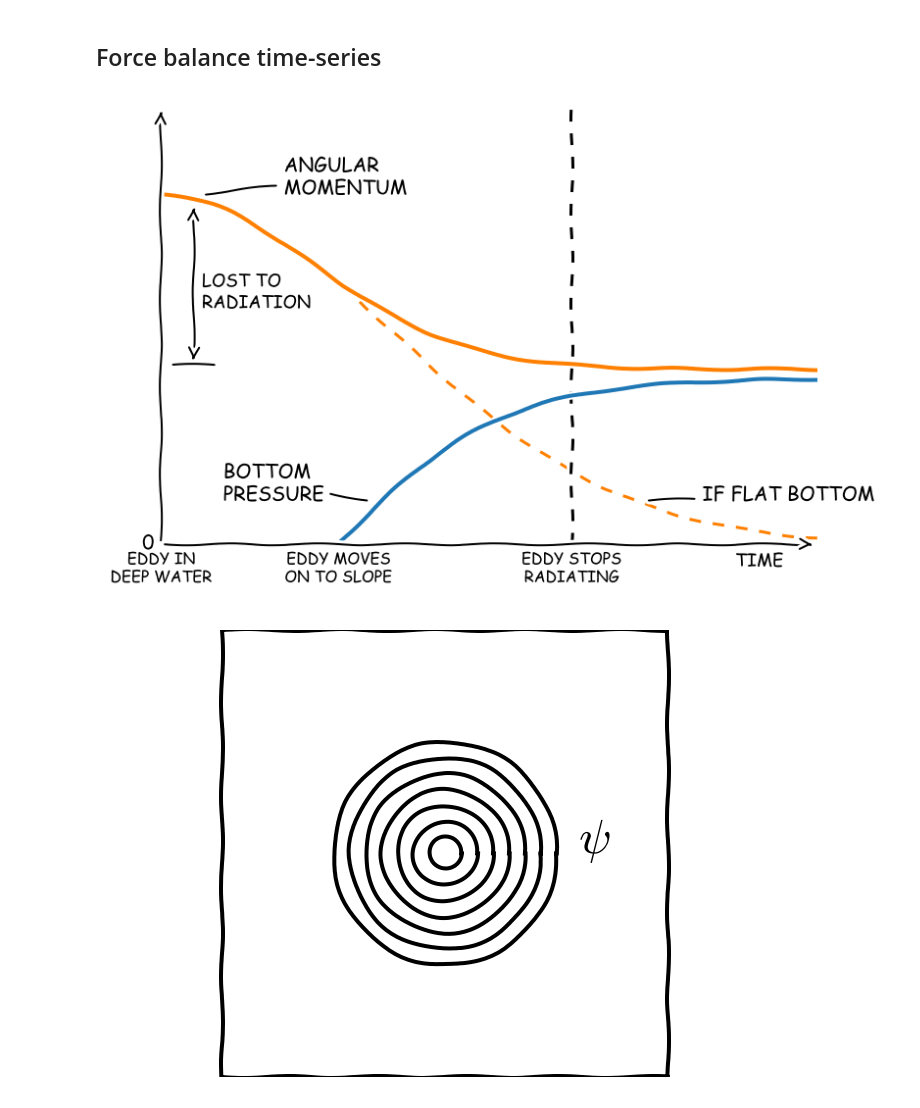
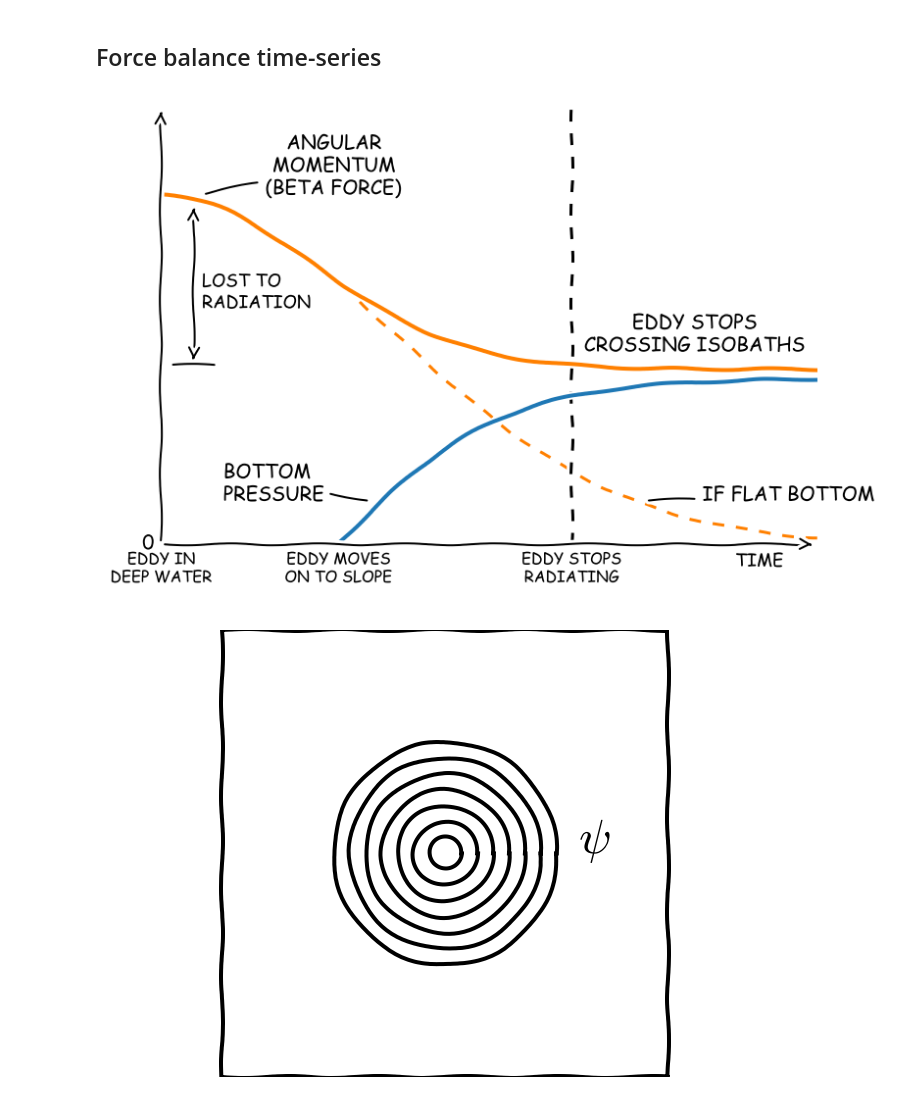
Before and after one commit to dcherian/xkcd-like-schematic, a Jupyter notebook: schematics.ipynb, the cells around one changed output. Drawn from its saved outputs; the diff is of its cells as text; code cells hidden in the pictures.

```diff
--- a/schematics.ipynb
+++ b/schematics.ipynb
@@ -50,36 +50,38 @@ with plt.xkcd():
                     xytext=[0.2,am.min()+0.05],
                      arrowprops=dict(arrowstyle='<->'))
     plt.annotate('', xy=[0.05,am.min()+0.05],
                     xytext=[0.35,am.min()+0.05],
                      arrowprops=dict(arrowstyle='-'))
 
     plt.text(0.25, 2.7, 'LOST TO\nRADIATION', size=9)
 
     # Easiest to draw axes as arrows using plt.annotate()
     plt.box(None)
     xlim = plt.xlim();
     ylim = plt.ylim();
     plt.annotate('', xy=[xlim[1],ylim[0]], xytext=[0,0],
                 arrowprops=dict(arrowstyle='->'))
     plt.annotate('', xy=[xlim[0],ylim[1]], xytext=[0,0],
                 arrowprops=dict(arrowstyle='->'))
 
     # fake x-axis label
     dx=0.5; dy=0.25;
     loc = [xlim[1]-dx, ylim[0]-dy];
     plt.text(loc[0], loc[1], 'TIME', size=9)
 
     # label lines
-    plt.annotate('ANGULAR\nMOMENTUM', xy=[0.25,4], xytext=[0.75,4],
-                arrowprops=dict(arrowstyle='-'), size=10)
+    plt.annotate('ANGULAR\nMOMENTUM\n(BETA FORCE)', xy=[0.25,4], xytext=[1.05,4],
+                arrowprops=dict(arrowstyle='-'), size=10, ha='center')
     plt.annotate('BOTTOM\nPRESSURE', xy=[t0+0.2,0.50], xytext=[0.3+(t0-1),0.5],
                 arrowprops=dict(arrowstyle='-'), size=10)
     plt.annotate('IF FLAT BOTTOM', xy=[2.95,0.50], xytext=[3.3,0.5],
                 arrowprops=dict(arrowstyle='-'), size=10)
+    plt.text(3.25,2.15, 'EDDY STOPS\nCROSSING ISOBATHS',
+             fontsize=10, va='bottom', ha='center')
 
 plt.savefig('images/force-timeseries-schematic.png', bbox_inches='tight')
 # %% [output]
-[figure, old version]
+[figure, new version]
 # %%
 with plt.xkcd():
     plt.plot([-1,1,1,-1,-1],[-1,-1,1,1,-1], color='k')
```
Also changed, not shown: parts of 3 cells of this notebook.
